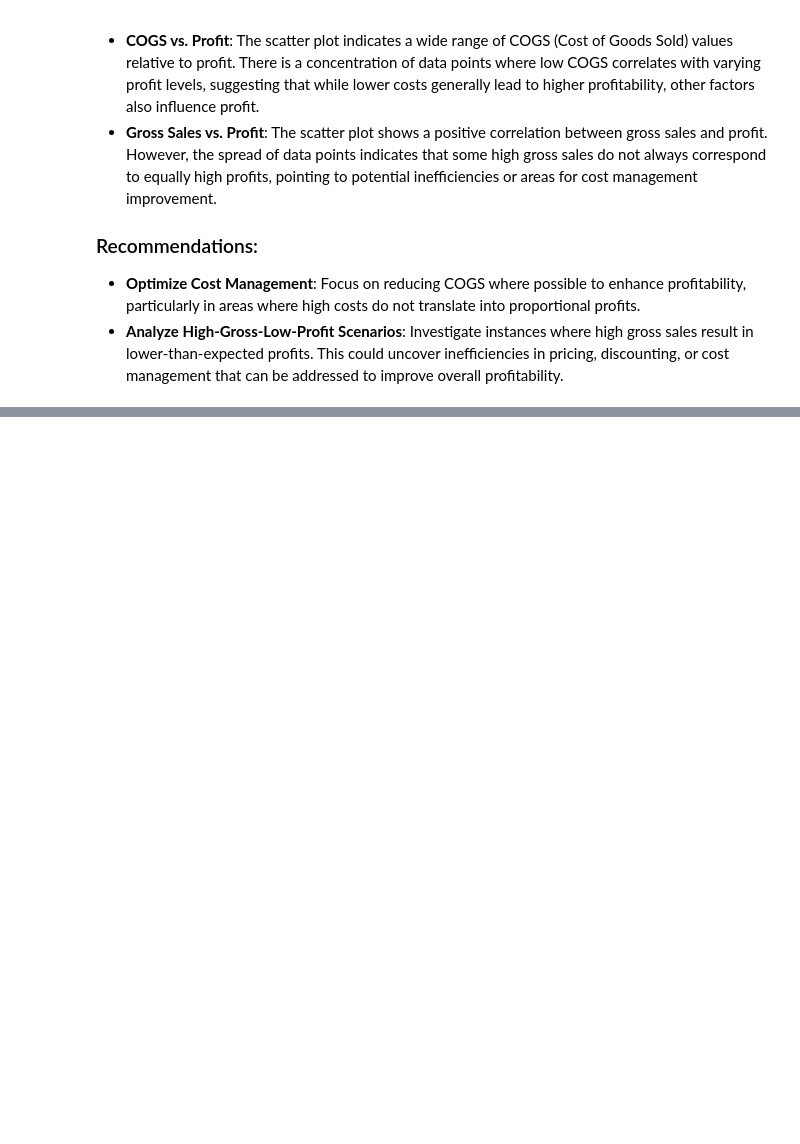
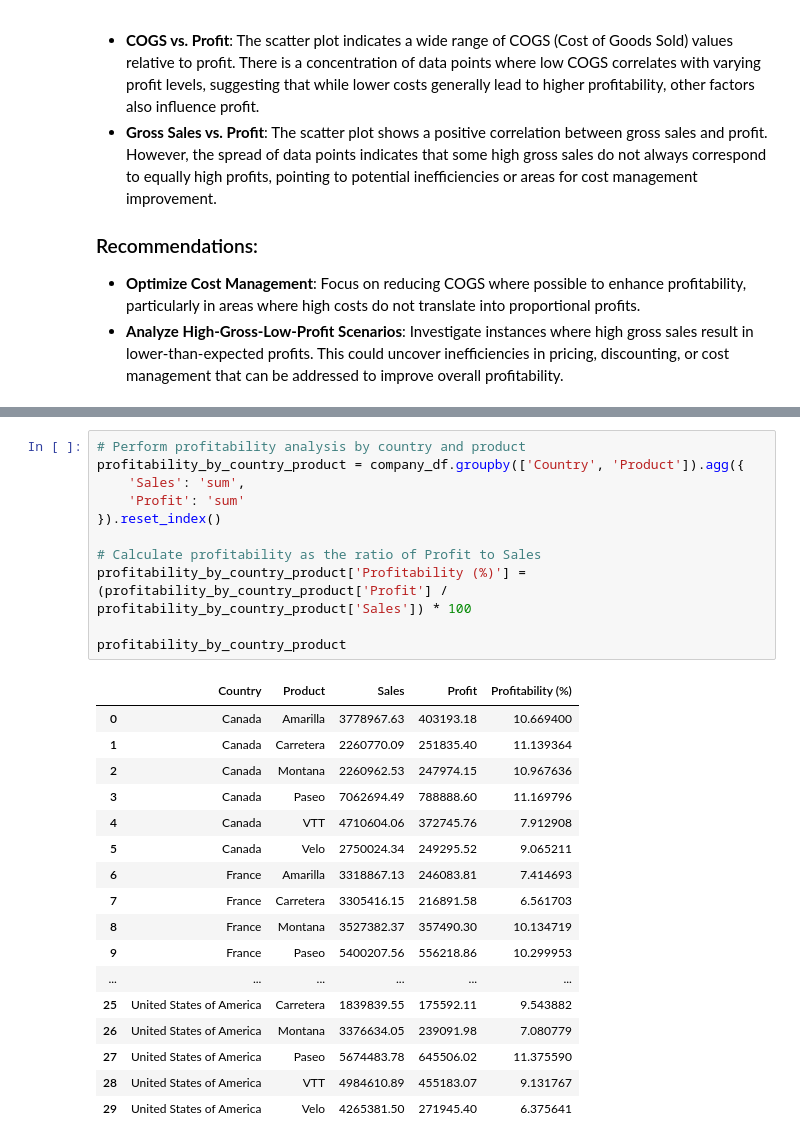
Before and after one commit to Akemp787/Comprehensive-Business-Performance-Analysis, a Jupyter notebook: Comprehensive Business Performance Analysis.ipynb, the cells around one changed output, grey strips where cells are left out. Drawn from its saved outputs; the diff is of its cells as text; blank space fills up the shorter version.

```diff
--- a/Business Reporting System .ipynb
+++ b/Comprehensive Business Performance Analysis.ipynb
@@ -475 +507,30 @@ plt.show()
+# %%
+# Perform profitability analysis by country and product
+profitability_by_country_product = company_df.groupby(['Country', 'Product']).agg({
+    'Sales': 'sum',
+    'Profit': 'sum'
+}).reset_index()
+
+# Calculate profitability as the ratio of Profit to Sales
+profitability_by_country_product['Profitability (%)'] = (profitability_by_country_product['Profit'] / profitability_by_country_product['Sales']) * 100
+
+profitability_by_country_product
+# %% [output]
+|  | Country | Product | Sales | Profit | Profitability (%) |
+| 0 | Canada | Amarilla | 3778967.63 | 403193.18 | 10.669400 |
+| 1 | Canada | Carretera | 2260770.09 | 251835.40 | 11.139364 |
+| 2 | Canada | Montana | 2260962.53 | 247974.15 | 10.967636 |
+| 3 | Canada | Paseo | 7062694.49 | 788888.60 | 11.169796 |
+| 4 | Canada | VTT | 4710604.06 | 372745.76 | 7.912908 |
+| 5 | Canada | Velo | 2750024.34 | 249295.52 | 9.065211 |
+| 6 | France | Amarilla | 3318867.13 | 246083.81 | 7.414693 |
+| 7 | France | Carretera | 3305416.15 | 216891.58 | 6.561703 |
+| 8 | France | Montana | 3527382.37 | 357490.30 | 10.134719 |
+| 9 | France | Paseo | 5400207.56 | 556218.86 | 10.299953 |
+| ... | ... | ... | ... | ... | ... |
+| 25 | United States of America | Carretera | 1839839.55 | 175592.11 | 9.543882 |
+| 26 | United States of America | Montana | 3376634.05 | 239091.98 | 7.080779 |
+| 27 | United States of America | Paseo | 5674483.78 | 645506.02 | 11.375590 |
+| 28 | United States of America | VTT | 4984610.89 | 455183.07 | 9.131767 |
+| 29 | United States of America | Velo | 4265381.50 | 271945.40 | 6.375641 |
 # %% [markdown]
```
Also changed, not shown: parts of 13 cells of this notebook, 7 other files.
